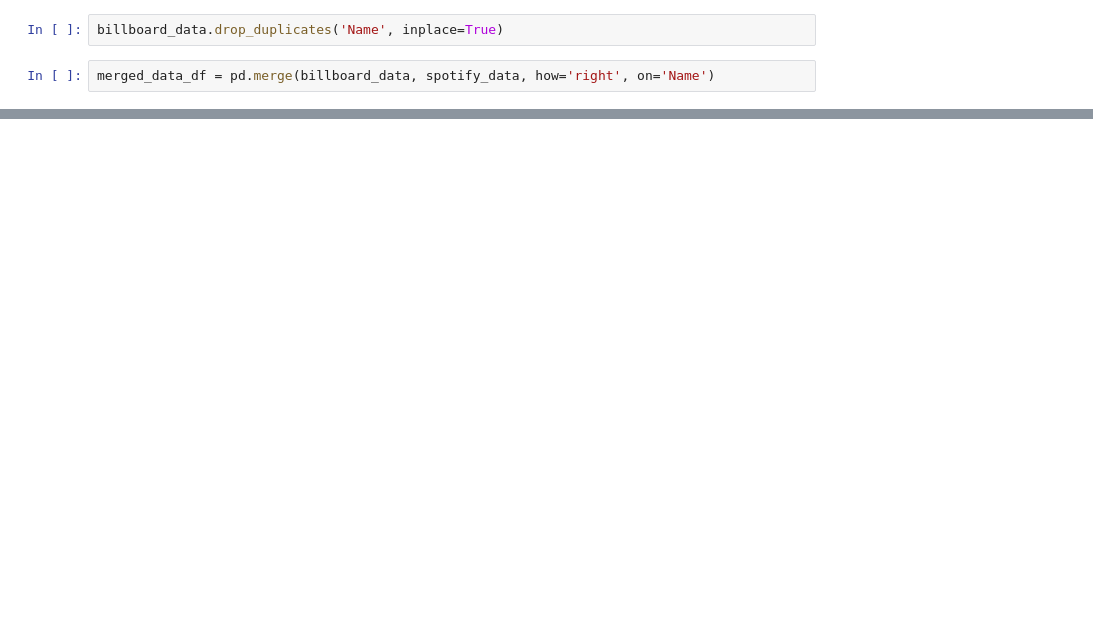
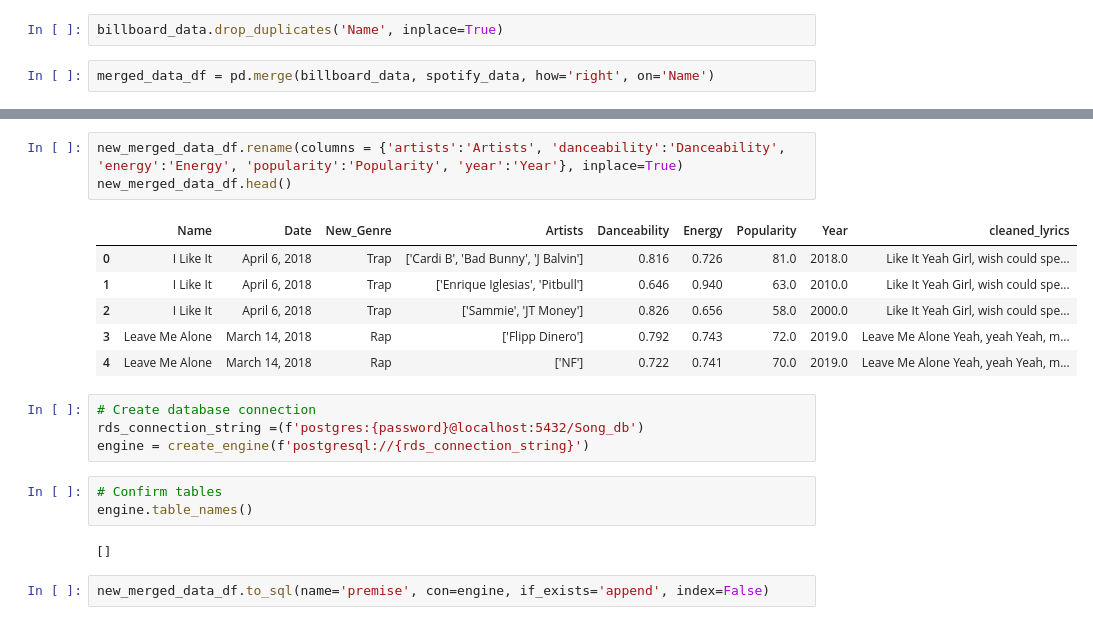
Before and after one commit to aslan1301/PROJECT-2, a Jupyter notebook: Project Main.ipynb, the cells around one changed output, grey strips where cells are left out. Saved outputs shown, nothing was run; the diff lists cells and outputs as text; blank space fills up the shorter version.

```diff
--- a/Project Main.ipynb
+++ b/Project Main.ipynb
@@ -71,0 +78,21 @@ merged_data_df.head
+# %%
+new_merged_data_df.rename(columns = {'artists':'Artists', 'danceability':'Danceability', 'energy':'Energy', 'popularity':'Popularity', 'year':'Year'}, inplace=True)
+new_merged_data_df.head()
+# %% [output]
+|  | Name | Date | New_Genre | Artists | Danceability | Energy | Popularity | Year | cleaned_lyrics |
+| 0 | I Like It | April 6, 2018 | Trap | ['Cardi B', 'Bad Bunny', 'J Balvin'] | 0.816 | 0.726 | 81.0 | 2018.0 | Like It Yeah Girl, wish could spe... |
+| 1 | I Like It | April 6, 2018 | Trap | ['Enrique Iglesias', 'Pitbull'] | 0.646 | 0.940 | 63.0 | 2010.0 | Like It Yeah Girl, wish could spe... |
+| 2 | I Like It | April 6, 2018 | Trap | ['Sammie', 'JT Money'] | 0.826 | 0.656 | 58.0 | 2000.0 | Like It Yeah Girl, wish could spe... |
+| 3 | Leave Me Alone | March 14, 2018 | Rap | ['Flipp Dinero'] | 0.792 | 0.743 | 72.0 | 2019.0 | Leave Me Alone Yeah, yeah Yeah, m... |
+| 4 | Leave Me Alone | March 14, 2018 | Rap | ['NF'] | 0.722 | 0.741 | 70.0 | 2019.0 | Leave Me Alone Yeah, yeah Yeah, m... |
+# %%
+# Create database connection
+rds_connection_string =(f'postgres:{password}@localhost:5432/Song_db')
+engine = create_engine(f'postgresql://{rds_connection_string}')
+# %%
+# Confirm tables
+engine.table_names()
+# %% [output]
+[]
+# %%
+new_merged_data_df.to_sql(name='premise', con=engine, if_exists='append', index=False)
```
Also changed, not shown: parts of 8 cells of this notebook.
